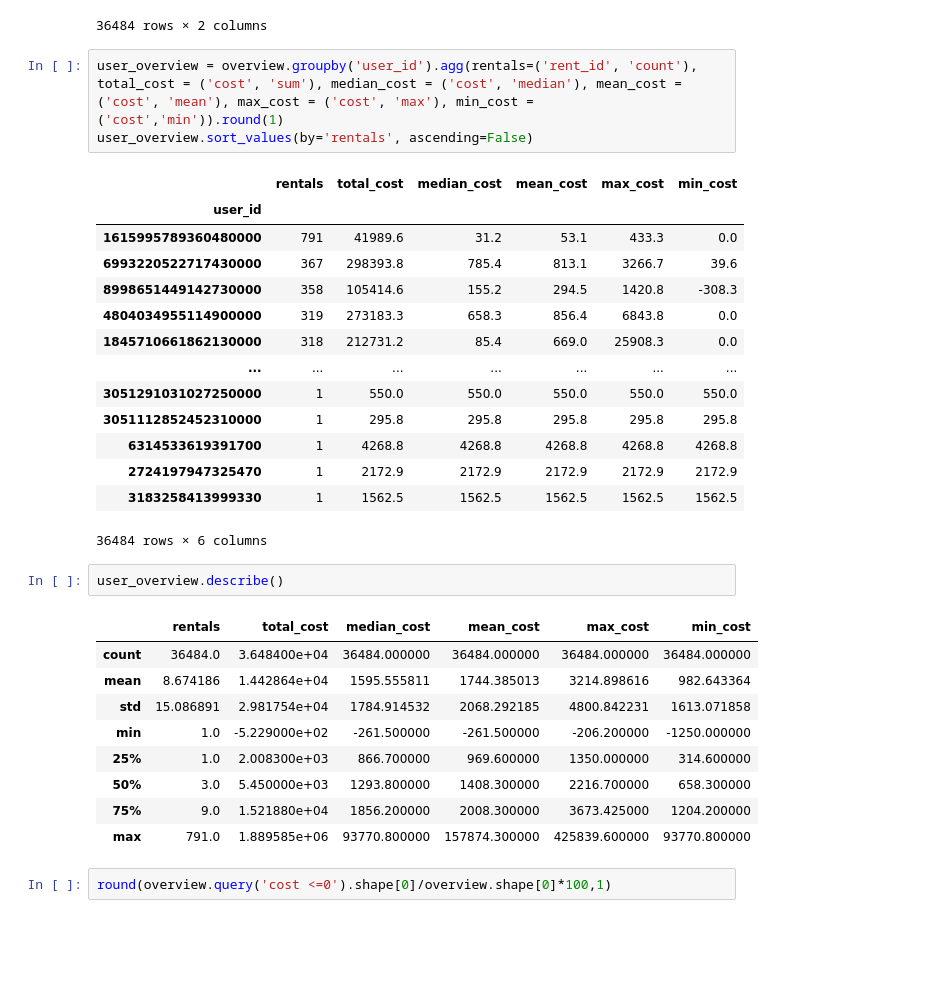
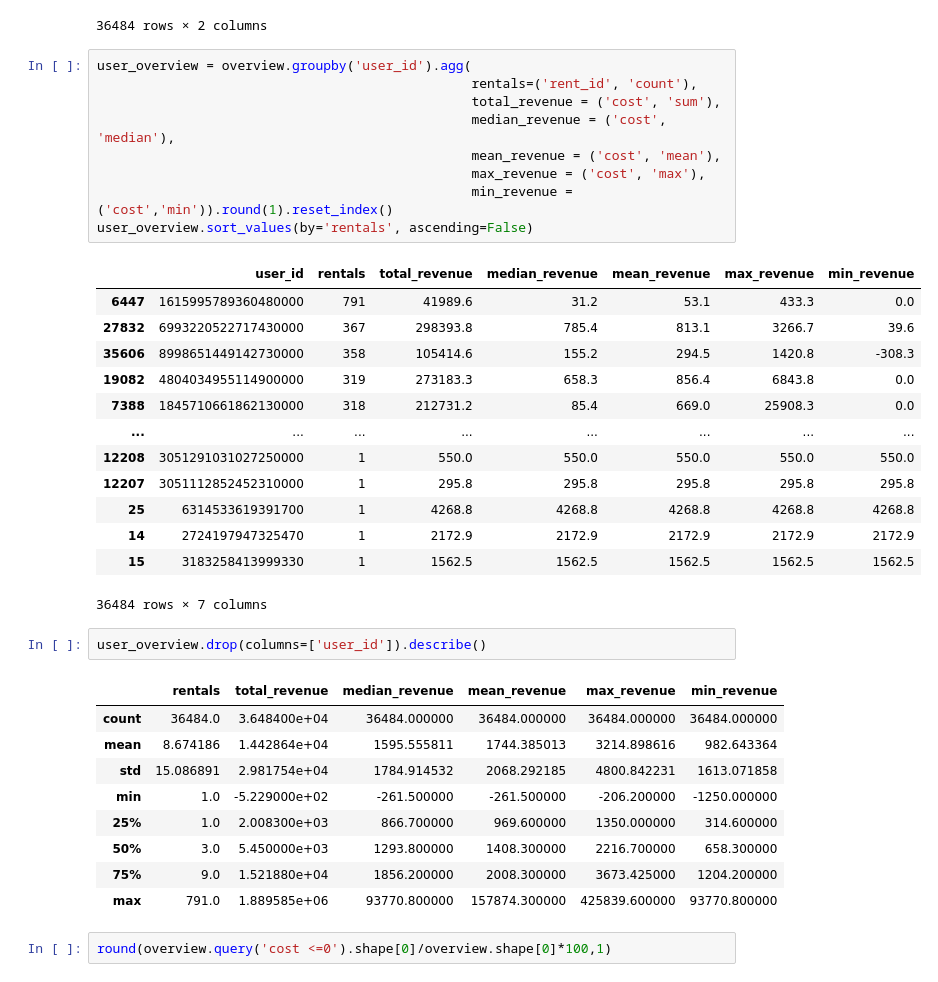
Before and after one commit to YuliaLoburets/A-B-test_project, a Jupyter notebook: A_B_Testing_project.ipynb, the cells around one changed output. Drawn from its saved outputs; the diff is of its cells as text; blank space fills up the shorter version.

```diff
--- a/A_B_Testing_project.ipynb
+++ b/A_B_Testing_project.ipynb
@@ -115,27 +115,32 @@ dup.sort_values(by='duplicates', ascending=False)
 | 15 | 3183258413999330 | 1 |
 36484 rows × 2 columns
 # %%
-user_overview = overview.groupby('user_id').agg(rentals=('rent_id', 'count'), total_cost = ('cost', 'sum'), median_cost = ('cost', 'median'), mean_cost = ('cost', 'mean'), max_cost = ('cost', 'max'), min_cost = ('cost','min')).round(1)
+user_overview = overview.groupby('user_id').agg(
+                                                rentals=('rent_id', 'count'),
+                                                total_revenue = ('cost', 'sum'),
+                                                median_revenue = ('cost', 'median'),
+                                                mean_revenue = ('cost', 'mean'),
+                                                max_revenue = ('cost', 'max'),
+                                                min_revenue = ('cost','min')).round(1).reset_index()
 user_overview.sort_values(by='rentals', ascending=False)
 # %% [output]
-|  | rentals | total_cost | median_cost | mean_cost | max_cost | min_cost |
-| user_id |  |  |  |  |  |  |
-| 1615995789360480000 | 791 | 41989.6 | 31.2 | 53.1 | 433.3 | 0.0 |
-| 6993220522717430000 | 367 | 298393.8 | 785.4 | 813.1 | 3266.7 | 39.6 |
-| 8998651449142730000 | 358 | 105414.6 | 155.2 | 294.5 | 1420.8 | -308.3 |
-| 4804034955114900000 | 319 | 273183.3 | 658.3 | 856.4 | 6843.8 | 0.0 |
-| 1845710661862130000 | 318 | 212731.2 | 85.4 | 669.0 | 25908.3 | 0.0 |
-| ... | ... | ... | ... | ... | ... | ... |
-| 3051291031027250000 | 1 | 550.0 | 550.0 | 550.0 | 550.0 | 550.0 |
-| 3051112852452310000 | 1 | 295.8 | 295.8 | 295.8 | 295.8 | 295.8 |
-| 6314533619391700 | 1 | 4268.8 | 4268.8 | 4268.8 | 4268.8 | 4268.8 |
-| 2724197947325470 | 1 | 2172.9 | 2172.9 | 2172.9 | 2172.9 | 2172.9 |
-| 3183258413999330 | 1 | 1562.5 | 1562.5 | 1562.5 | 1562.5 | 1562.5 |
+|  | user_id | rentals | total_revenue | median_revenue | mean_revenue | max_revenue | min_revenue |
+| 6447 | 1615995789360480000 | 791 | 41989.6 | 31.2 | 53.1 | 433.3 | 0.0 |
+| 27832 | 6993220522717430000 | 367 | 298393.8 | 785.4 | 813.1 | 3266.7 | 39.6 |
+| 35606 | 8998651449142730000 | 358 | 105414.6 | 155.2 | 294.5 | 1420.8 | -308.3 |
+| 19082 | 4804034955114900000 | 319 | 273183.3 | 658.3 | 856.4 | 6843.8 | 0.0 |
+| 7388 | 1845710661862130000 | 318 | 212731.2 | 85.4 | 669.0 | 25908.3 | 0.0 |
+| ... | ... | ... | ... | ... | ... | ... | ... |
+| 12208 | 3051291031027250000 | 1 | 550.0 | 550.0 | 550.0 | 550.0 | 550.0 |
+| 12207 | 3051112852452310000 | 1 | 295.8 | 295.8 | 295.8 | 295.8 | 295.8 |
+| 25 | 6314533619391700 | 1 | 4268.8 | 4268.8 | 4268.8 | 4268.8 | 4268.8 |
+| 14 | 2724197947325470 | 1 | 2172.9 | 2172.9 | 2172.9 | 2172.9 | 2172.9 |
+| 15 | 3183258413999330 | 1 | 1562.5 | 1562.5 | 1562.5 | 1562.5 | 1562.5 |
-36484 rows × 6 columns
+36484 rows × 7 columns
 # %%
-user_overview.describe()
+user_overview.drop(columns=['user_id']).describe()
 # %% [output]
-|  | rentals | total_cost | median_cost | mean_cost | max_cost | min_cost |
+|  | rentals | total_revenue | median_revenue | mean_revenue | max_revenue | min_revenue |
 | count | 36484.0 | 3.648400e+04 | 36484.000000 | 36484.000000 | 36484.000000 | 36484.000000 |
 | mean | 8.674186 | 1.442864e+04 | 1595.555811 | 1744.385013 | 3214.898616 | 982.643364 |
 | std | 15.086891 | 2.981754e+04 | 1784.914532 | 2068.292185 | 4800.842231 | 1613.071858 |
```
Also changed, not shown: parts of 19 cells of this notebook.
